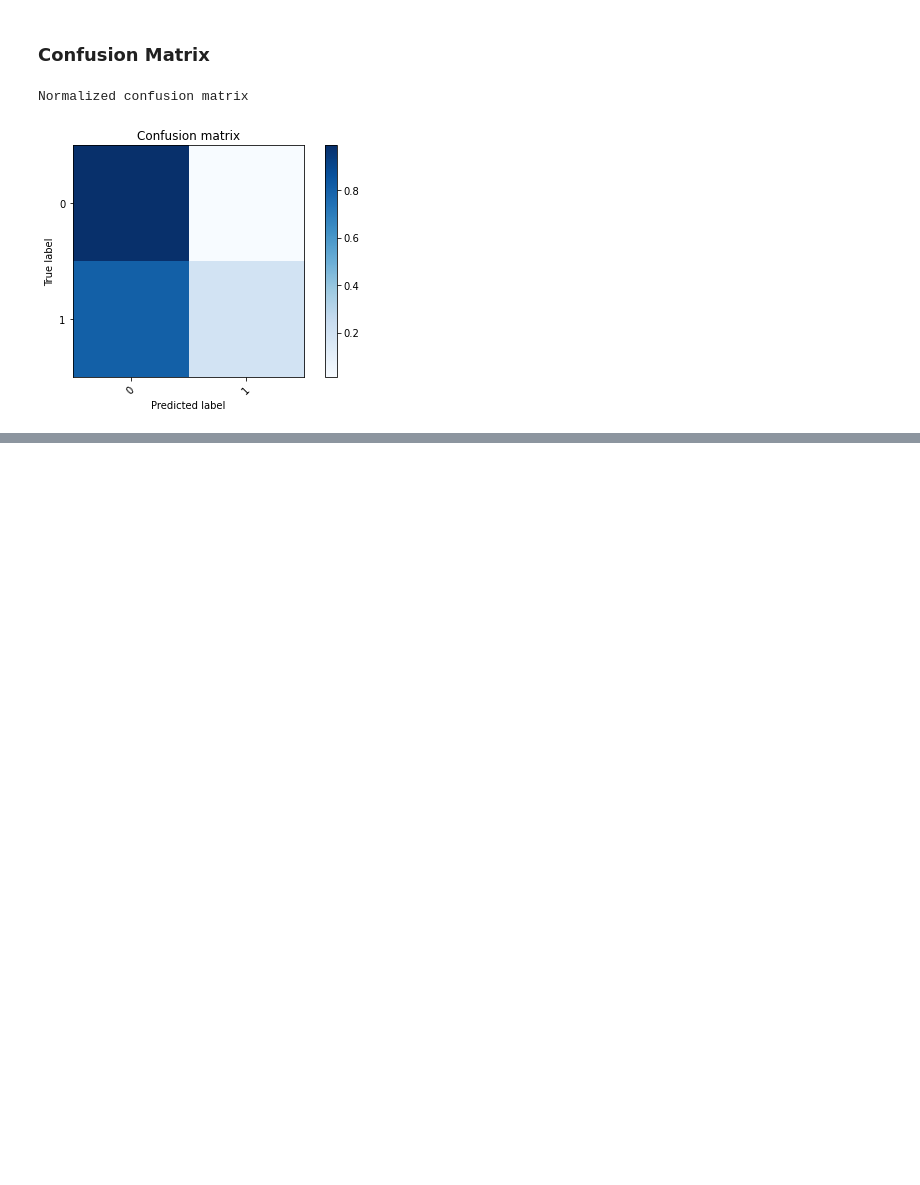
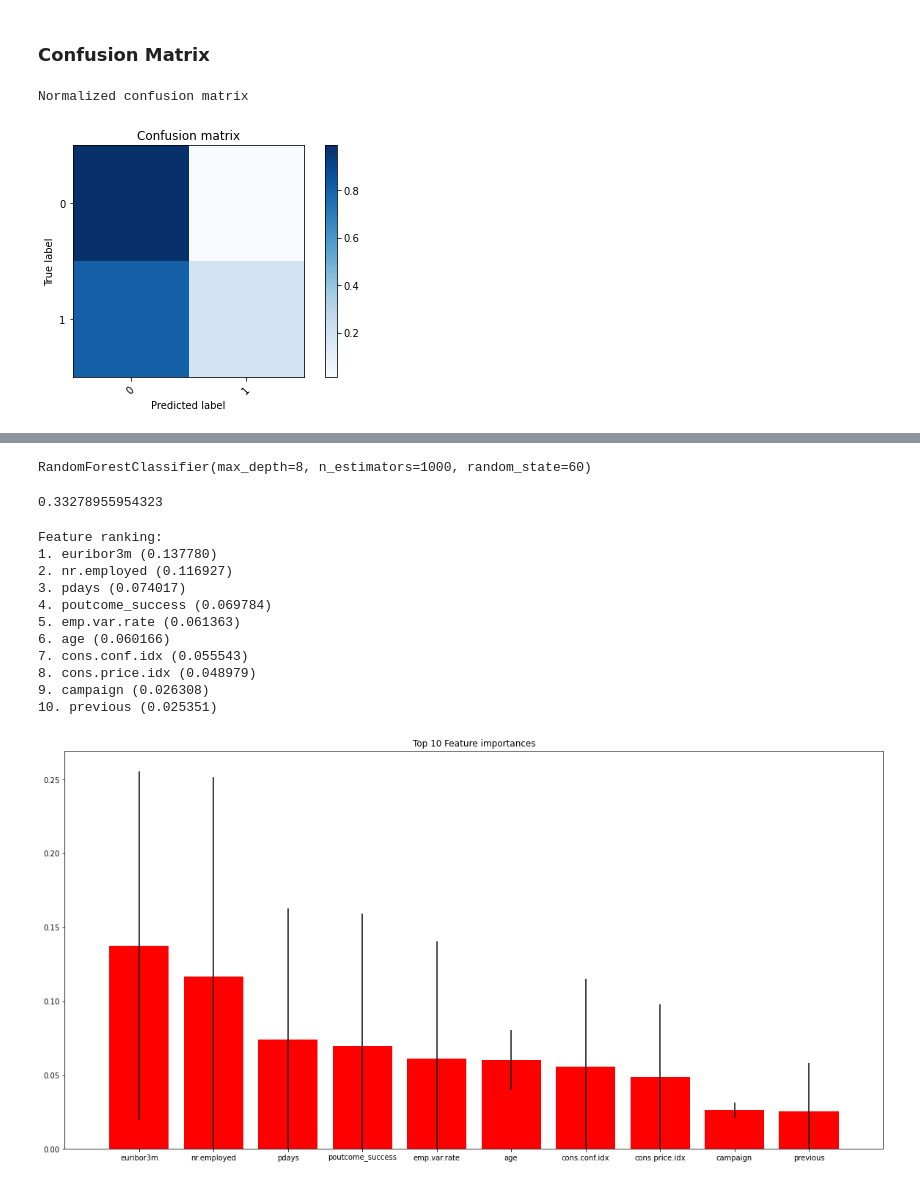
Before and after one commit to panks11/CE888, a Jupyter notebook: labs/lab3/bank_classification.ipynb, the cells around one changed output, grey strips where cells are left out. Drawn from its saved outputs; the diff is of its cells as text; code cells hidden in the pictures; blank space fills up the shorter version.

```diff
--- a/labs/lab3/bank_classification.ipynb
+++ b/labs/lab3/bank_classification.ipynb
@@ -518,0 +622,8 @@ Normalized confusion matrix
+# %%
+clf = RandomForestClassifier(n_estimators=1000 ,max_depth=8,random_state=60)
+# scores = cross_val_score(clf, X_train_processed, y_train_processed, cv=10, scoring=make_scorer(f1_score))  # cross-validation
+# print("F1: %.2f +/- %.2f" % (scores.mean(), scores.std()))
+# %%
+clf.fit(X_train_processed, y_train_processed)
+# %% [output]
+RandomForestClassifier(max_depth=8, n_estimators=1000, random_state=60)
@@ -518,0 +636,41 @@ Normalized confusion matrix
+# %%
+f1_score(y_test_processed, y_pred_test)
+# %% [output]
+0.33278955954323
+# %%
+final_model = RandomForestClassifier(n_estimators=300,max_depth=12,random_state=60)
+final_model.fit(X_train_processed, y_train_processed)
+importances = final_model.feature_importances_
+k = np.argsort(importances)[::-1]
+indices=k[:10]
+feat_names=X_train.columns
+X = X_train_processed
+std = np.std([tree.feature_importances_ for tree in final_model.estimators_],axis=0)
+# Print the feature ranking
+print("Feature ranking:")
+for f in range(10):
+    print("%d. %s (%f)" % (f + 1, feat_names[indices[f]],  importances[indices[f]]))
+
+# Plot the feature importances of the forest
+fig = plt.figure()
+plt.title("Top 10 Feature importances")
+# plt.bar(range(X.shape[1]), importances[indices], color="r", yerr=std[indices], align="center")
+plt.bar(range(10), importances[indices], color="r", yerr=std[indices], align="center")
+plt.xticks(range(10), np.array(feat_names)[indices])
+plt.xlim([-1, 10])
+plt.ylim([0, None])
+
+fig.set_size_inches(20,10)
+# %% [output]
+Feature ranking:
+1. euribor3m (0.137780)
+2. nr.employed (0.116927)
+3. pdays (0.074017)
+4. poutcome_success (0.069784)
+5. emp.var.rate (0.061363)
+6. age (0.060166)
+7. cons.conf.idx (0.055543)
+8. cons.price.idx (0.048979)
+9. campaign (0.026308)
+10. previous (0.025351)
+[figure, added]
```
Also changed, not shown: parts of 23 cells of this notebook.
